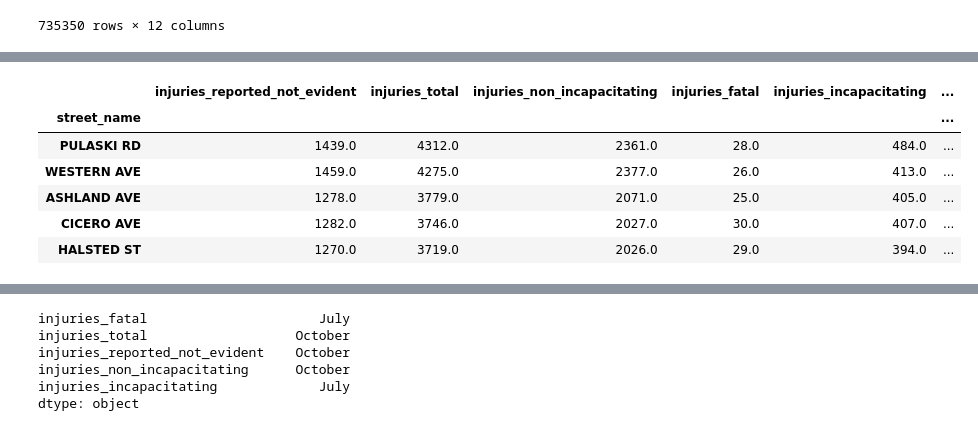
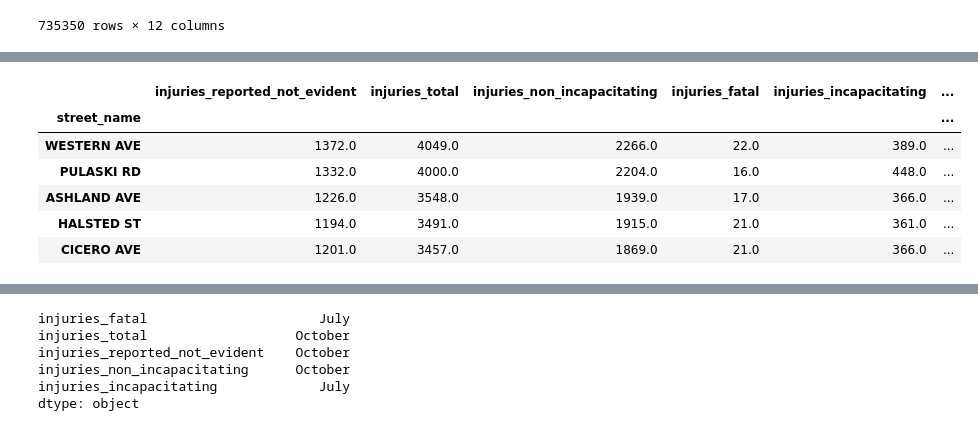
Before and after one commit to prashanthvijayaraja-tmu/CIND-820, a Jupyter notebook: CIND820_EDA.ipynb, the cells around one changed output, grey strips where cells are left out. Drawn from its saved outputs; the diff is of its cells as text; code cells hidden in the pictures.

```diff
--- a/CIND820_EDA.ipynb
+++ b/CIND820_EDA.ipynb
@@ -177,10 +174,9 @@ traffic_crashes_df.loc[traffic_crashes_df.crash_date_est_i.isna()][col_subset]
 735350 rows × 12 columns
 # %%
 #Dropping the NaN colums
-#Dropping the longitude, latitude and location columns since it won't be used
 crashes_df = traffic_crashes_df.drop([
     'crash_date_est_i','lane_cnt','intersection_related_i',
-    'not_right_of_way_i','photos_taken_i',
+    'not_right_of_way_i','hit_and_run_i','photos_taken_i',
     'statements_taken_i','dooring_i','work_zone_i','work_zone_type',
     'workers_present_i', 'latitude','longitude','location'
 ], axis=1)
@@ -206,0 +208,2 @@ memory usage: 212.3+ MB
+# %%
+nullfree_crashes_df = crashes_df.dropna()
@@ -206,0 +267,2 @@ memory usage: 212.3+ MB
+# %%
+nullfree_crashes_df['severity']= (nullfree_crashes_df['injuries_fatal']*4 )+ (nullfree_crashes_df['injuries_incapacitating']*3) + (nullfree_crashes_df['injuries_non_incapacitating']* 2) + (nullfree_crashes_df['injuries_reported_not_evident']* 1) + (nullfree_crashes_df['injuries_no_indication']*1) + (nullfree_crashes_df['injuries_unknown']* 1)
@@ -330,24 +411,24 @@ Name: sec_contributory_cause, dtype: int64
 # %%
-cases_by_street_name = crashes_df.groupby('street_name')[[
+cases_by_street_name = nullfree_crashes_df.groupby('street_name')[[
     'injuries_reported_not_evident',
     'injuries_total',
     'injuries_non_incapacitating',
     'injuries_fatal',
     'injuries_incapacitating',
     'injuries_no_indication'
 ]].sum()
 
 cases_by_street_name = cases_by_street_name.sort_values(
     by = 'injuries_total',
     ascending = False
 )[:5]
 cases_by_street_name
 # %% [output]
 |  | injuries_reported_not_evident | injuries_total | injuries_non_incapacitating | injuries_fatal | injuries_incapacitating | ... |
 | street_name |  |  |  |  |  | ... |
-| PULASKI RD | 1439.0 | 4312.0 | 2361.0 | 28.0 | 484.0 | ... |
-| WESTERN AVE | 1459.0 | 4275.0 | 2377.0 | 26.0 | 413.0 | ... |
-| ASHLAND AVE | 1278.0 | 3779.0 | 2071.0 | 25.0 | 405.0 | ... |
-| CICERO AVE | 1282.0 | 3746.0 | 2027.0 | 30.0 | 407.0 | ... |
-| HALSTED ST | 1270.0 | 3719.0 | 2026.0 | 29.0 | 394.0 | ... |
+| WESTERN AVE | 1372.0 | 4049.0 | 2266.0 | 22.0 | 389.0 | ... |
+| PULASKI RD | 1332.0 | 4000.0 | 2204.0 | 16.0 | 448.0 | ... |
+| ASHLAND AVE | 1226.0 | 3548.0 | 1939.0 | 17.0 | 366.0 | ... |
+| HALSTED ST | 1194.0 | 3491.0 | 1915.0 | 21.0 | 361.0 | ... |
+| CICERO AVE | 1201.0 | 3457.0 | 1869.0 | 21.0 | 366.0 | ... |
 # %%
```
Also changed, not shown: parts of 45 cells of this notebook.
